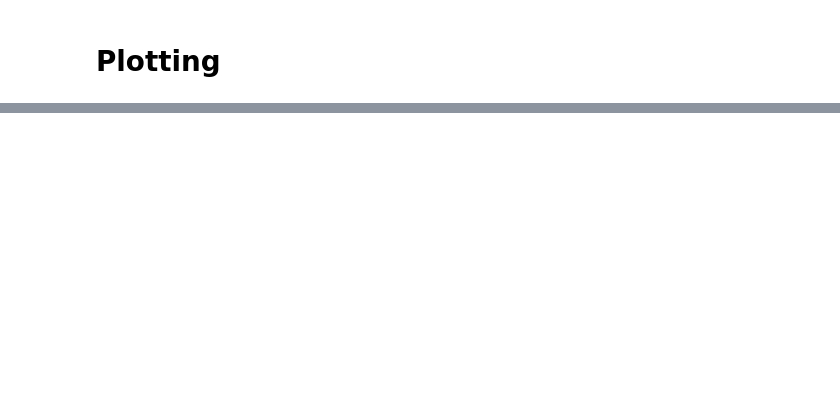
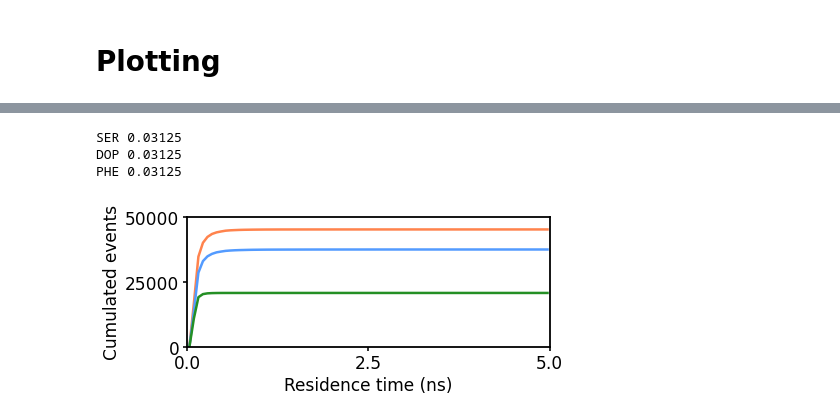
Before and after one commit to cebasfu93/MD_Analysis, a Jupyter notebook: WaterSTD/Analysis_WSTD.ipynb, the cells around one changed output, grey strips where cells are left out. Saved outputs shown, nothing was run; the diff lists cells and outputs as text; code cells hidden in the pictures; blank space fills up the shorter version.

```diff
--- a/WaterSTD/Analysis_WSTD.ipynb
+++ b/WaterSTD/Analysis_WSTD.ipynb
@@ -52,13 +67,19 @@ groups = [['SER', 'DOP'],
 # %%
 groups = [['SER', 'DOP', 'PHE'],
           ['SER', 'SEN'],
           ['DOP', 'DON'],
           ['PHC', 'PHN', 'PHE', 'PHA'],
           ['SER', 'SEN', 'DOP', 'DON', 'PHC', 'PHN', 'PHE', 'PHA']]
 
+groups = [['SER', 'DOP', 'PHE']]
 for group in groups:
-    src.plot_cumevents(group, btimes=btimes, colors=colors_btime, ylim=(0,10000), xlim=(0,5), ignore_ns=0.2)
-    src.plot_cumevents(group, btimes=btimes, colors=colors_btime, ylim=(0,1), xlim=(0,2), ignore_ns=0.5, normed=True)
+    src.plot_cumevents(group, btimes=btimes, colors=colors_btime, ylim=(0,50000), xlim=(0,5), ignore_ns=0.1, savefig=True, prefix="Figures/WSTD")
+    #src.plot_cumevents(group, btimes=btimes, colors=colors_btime, ylim=(0,1), xlim=(0,5), ignore_ns=0.2, normed=True)
+# %% [output]
+SER 0.03125
+DOP 0.03125
+PHE 0.03125
+[figure, added]
 # %%
 groups = [['SER', 'DOP', 'PHE'],
           ['SER', 'SEN'],
```
Also changed, not shown: parts of 11 cells of this notebook, 3 other files.
